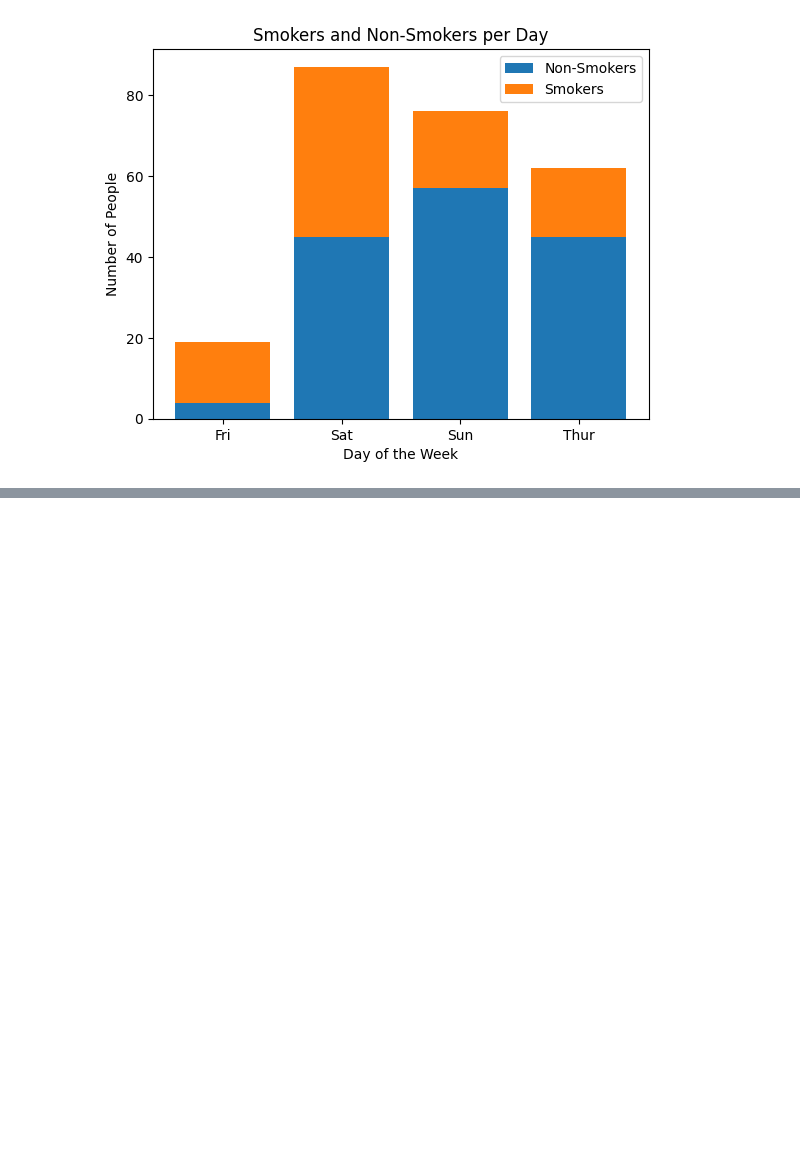
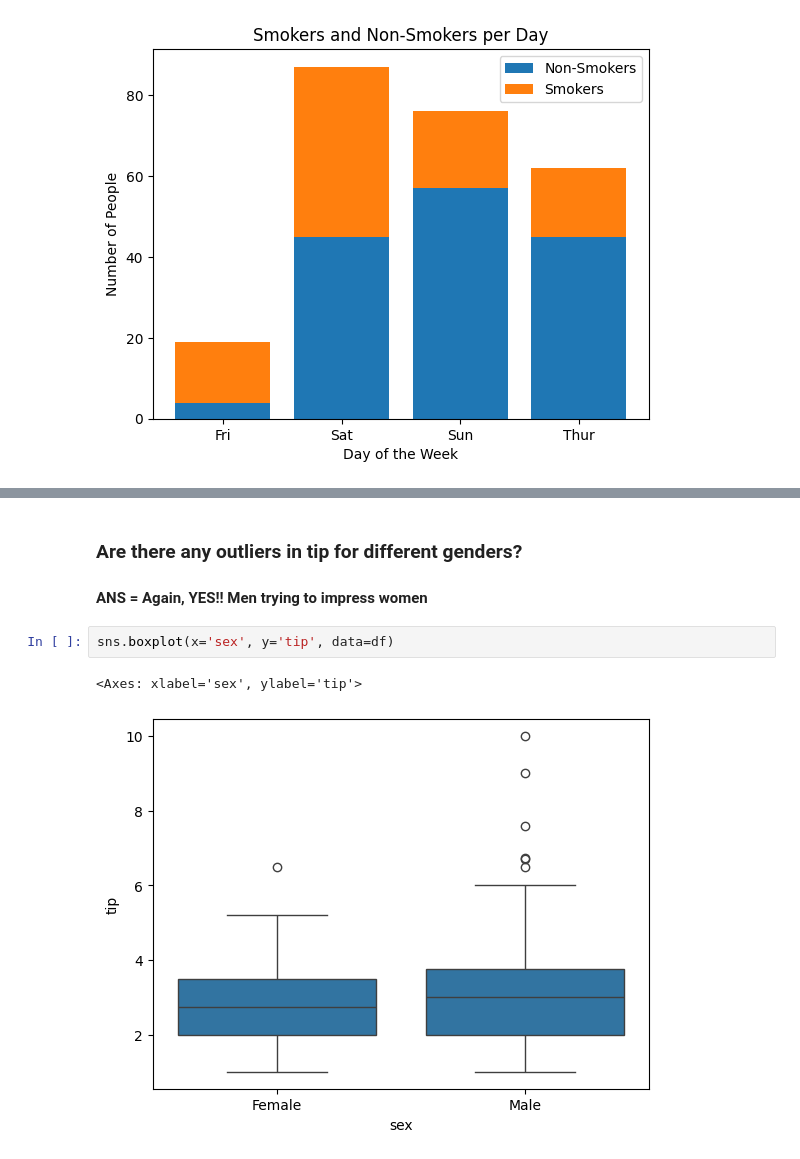
Before and after one commit to dedsec995/DS_TRAINING_2025, a Jupyter notebook: dayz/day4/Day4(Assignment).ipynb, the cells around one changed output, grey strips where cells are left out. Saved outputs shown, nothing was run; the diff lists cells and outputs as text; blank space fills up the shorter version.

```diff
--- a/dayz/day4/Day4(Assignment).ipynb
+++ b/dayz/day4/Day4(Assignment).ipynb
@@ -185,0 +233,8 @@ plt.show()
+# %% [markdown]
+### Are there any outliers in tip for different genders?
+#### ANS = Again, YES!! Men trying to impress women
+# %%
+sns.boxplot(x='sex', y='tip', data=df)
+# %% [output]
+<Axes: xlabel='sex', ylabel='tip'>
+[figure, added]
```
Also changed, not shown: parts of 11 cells of this notebook.
